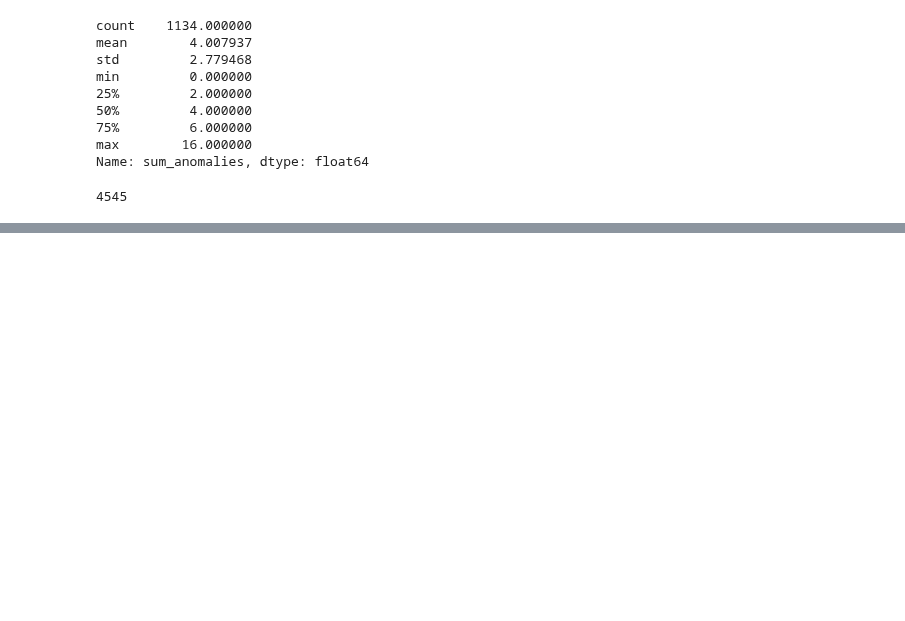
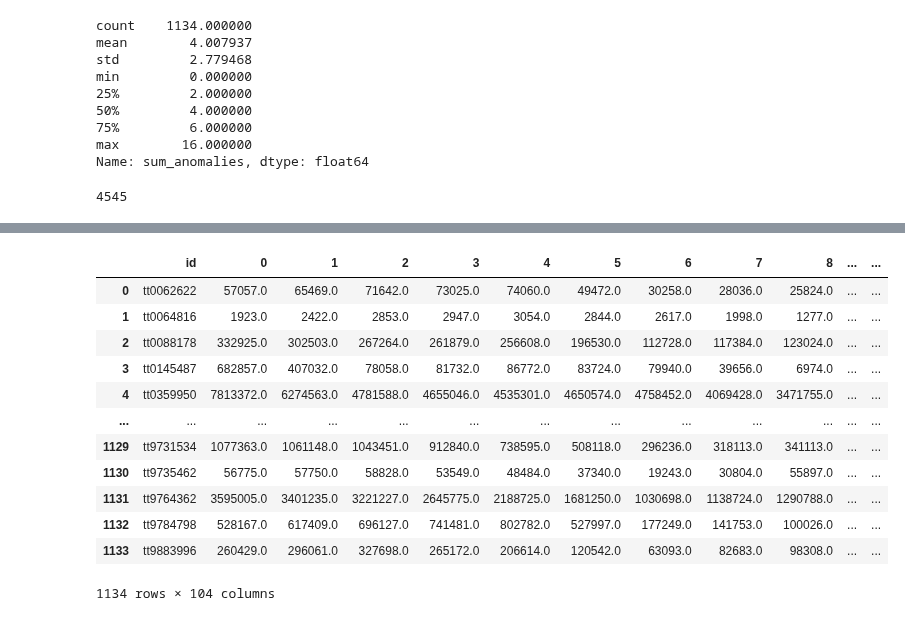
Before and after one commit to luigiascio/Data-Mining-2, a Jupyter notebook: TS_prep.ipynb, the cells around one changed output, grey strips where cells are left out. Saved outputs shown, nothing was run; the diff lists cells and outputs as text; code cells hidden in the pictures; blank space fills up the shorter version.

```diff
--- a/TS_prep.ipynb
+++ b/TS_prep.ipynb
@@ -364,0 +413,16 @@ plt.show()
+# %%
+df
+# %% [output]
+|  | id | 0 | 1 | 2 | 3 | 4 | 5 | 6 | 7 | 8 | ... | ... |
+| 0 | tt0062622 | 57057.0 | 65469.0 | 71642.0 | 73025.0 | 74060.0 | 49472.0 | 30258.0 | 28036.0 | 25824.0 | ... | ... |
+| 1 | tt0064816 | 1923.0 | 2422.0 | 2853.0 | 2947.0 | 3054.0 | 2844.0 | 2617.0 | 1998.0 | 1277.0 | ... | ... |
+| 2 | tt0088178 | 332925.0 | 302503.0 | 267264.0 | 261879.0 | 256608.0 | 196530.0 | 112728.0 | 117384.0 | 123024.0 | ... | ... |
+| 3 | tt0145487 | 682857.0 | 407032.0 | 78058.0 | 81732.0 | 86772.0 | 83724.0 | 79940.0 | 39656.0 | 6974.0 | ... | ... |
+| 4 | tt0359950 | 7813372.0 | 6274563.0 | 4781588.0 | 4655046.0 | 4535301.0 | 4650574.0 | 4758452.0 | 4069428.0 | 3471755.0 | ... | ... |
+| ... | ... | ... | ... | ... | ... | ... | ... | ... | ... | ... | ... | ... |
+| 1129 | tt9731534 | 1077363.0 | 1061148.0 | 1043451.0 | 912840.0 | 738595.0 | 508118.0 | 296236.0 | 318113.0 | 341113.0 | ... | ... |
+| 1130 | tt9735462 | 56775.0 | 57750.0 | 58828.0 | 53549.0 | 48484.0 | 37340.0 | 19243.0 | 30804.0 | 55897.0 | ... | ... |
+| 1131 | tt9764362 | 3595005.0 | 3401235.0 | 3221227.0 | 2645775.0 | 2188725.0 | 1681250.0 | 1030698.0 | 1138724.0 | 1290788.0 | ... | ... |
+| 1132 | tt9784798 | 528167.0 | 617409.0 | 696127.0 | 741481.0 | 802782.0 | 527997.0 | 177249.0 | 141753.0 | 100026.0 | ... | ... |
+| 1133 | tt9883996 | 260429.0 | 296061.0 | 327698.0 | 265172.0 | 206614.0 | 120542.0 | 63093.0 | 82683.0 | 98308.0 | ... | ... |
+1134 rows × 104 columns
```
Also changed, not shown: parts of 13 cells of this notebook.
